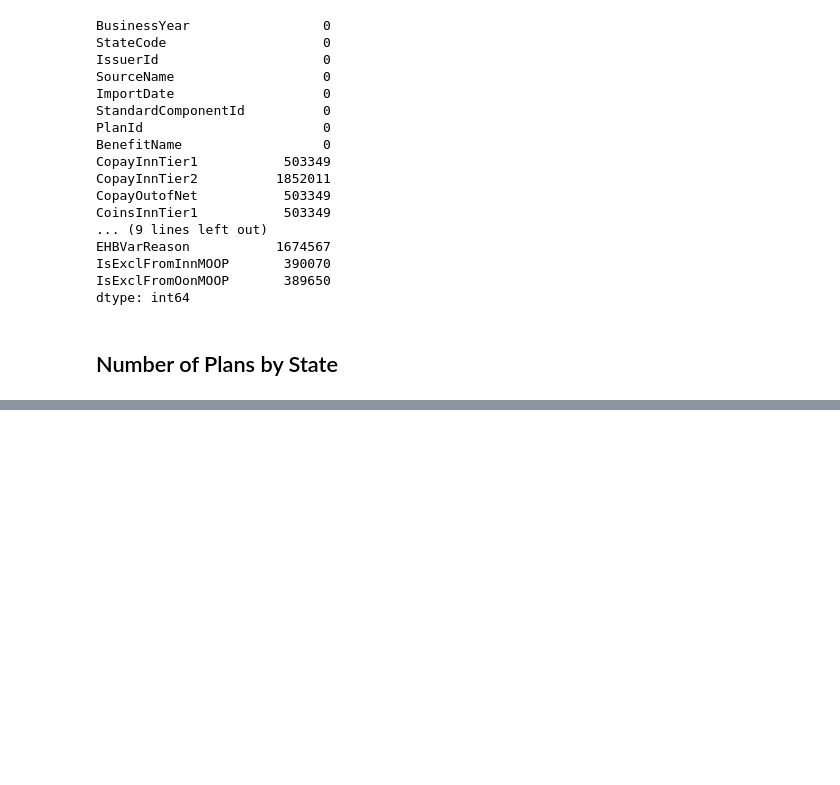
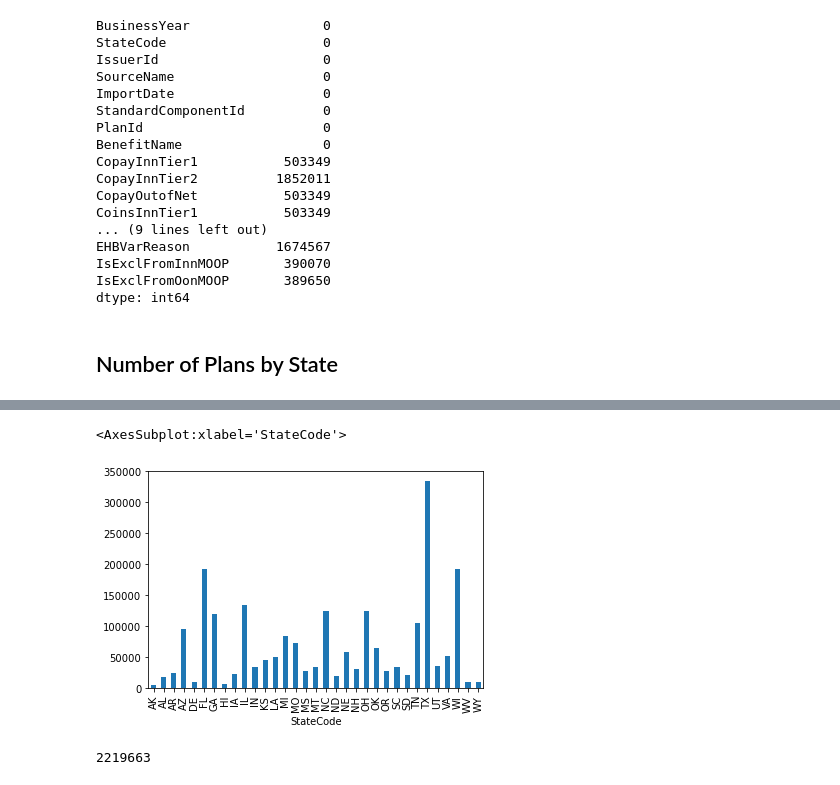
Before and after one commit to burkecate/UCDPA_Burke, a Jupyter notebook: Jupter Project.ipynb, the cells around one changed output, grey strips where cells are left out. Drawn from its saved outputs; the diff is of its cells as text; code cells hidden in the pictures; blank space fills up the shorter version.

```diff
--- a/Jupter Project.ipynb
+++ b/Jupter Project.ipynb
@@ -73,6 +76,6 @@ dtype: int64
 # %% [markdown]
 ## Number of Plans by State
 # %%
-State_Plans = cms_data_1.groupby('StateCode')['PlanId'].sum()
+State_Plans = cms_data_1.groupby('StateCode')['PlanId'].count()
 # %%
 State_Plans.head()
@@ -80,0 +97,2 @@ State_Plans.sort_index()
+# %%
+state_plans_count = State_Plans.sort_index()
@@ -80,0 +119,9 @@ State_Plans.sort_index()
+# %%
+state_plans_count.plot(kind = 'bar')
+# %% [output]
+<AxesSubplot:xlabel='StateCode'>
+[figure, added]
+# %%
+state_plans_count.sum()
+# %% [output]
+2219663
```
Also changed, not shown: parts of 9 cells of this notebook.
